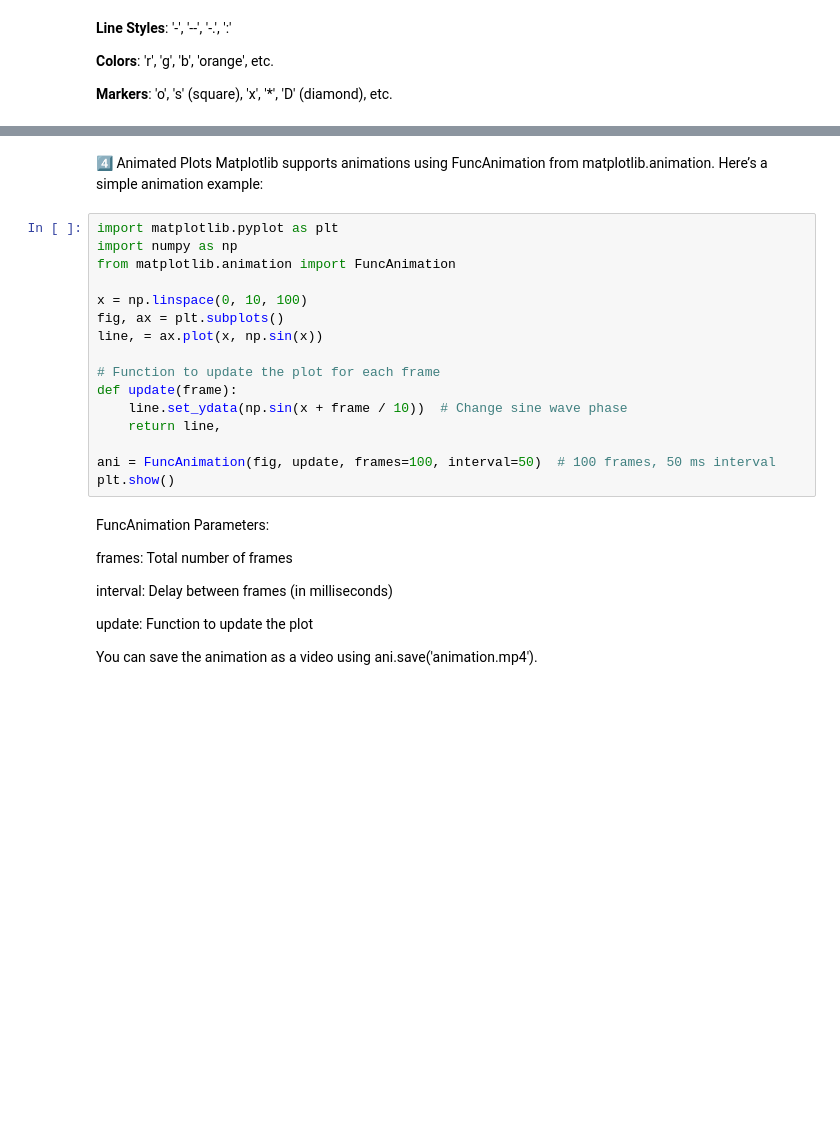
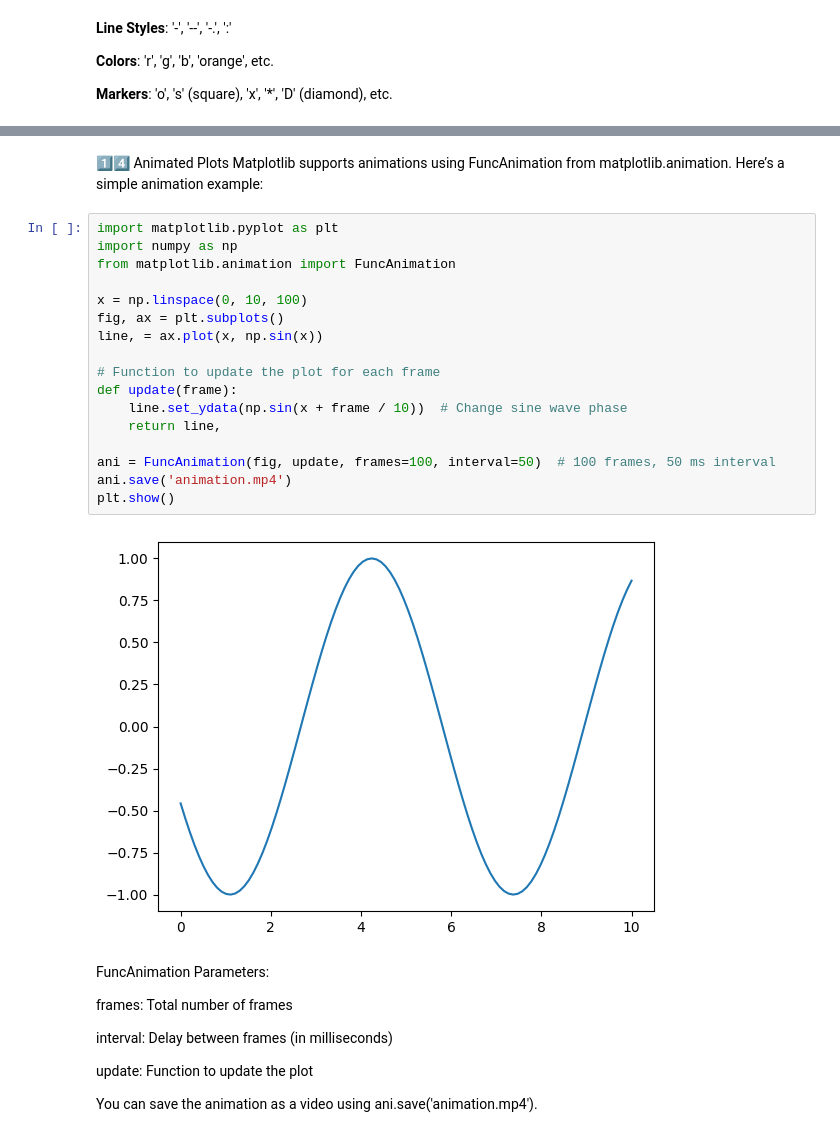
Before and after one commit to lovnishverma/Python-Getting-Started, a Jupyter notebook: Matplotlib_Visualization_with_Python.ipynb, the cells around one changed output, grey strips where cells are left out. Cells and saved outputs as stored; diff of their text form; blank space fills up the shorter version.

```diff
--- a/Matplotlib_Visualization_with_Python.ipynb
+++ b/Matplotlib_Visualization_with_Python.ipynb
@@ -235,22 +241,25 @@ plt.show()
 # %% [markdown]
-4️⃣ Animated Plots
+1️⃣4️⃣ Animated Plots
 Matplotlib supports animations using FuncAnimation from matplotlib.animation. Here’s a simple animation example:
 # %%
 import matplotlib.pyplot as plt
 import numpy as np
 from matplotlib.animation import FuncAnimation
 
 x = np.linspace(0, 10, 100)
 fig, ax = plt.subplots()
 line, = ax.plot(x, np.sin(x))
 
 # Function to update the plot for each frame
 def update(frame):
     line.set_ydata(np.sin(x + frame / 10))  # Change sine wave phase
     return line,
 
 ani = FuncAnimation(fig, update, frames=100, interval=50)  # 100 frames, 50 ms interval
+ani.save('animation.mp4')
 plt.show()
+# %% [output]
+[figure, added]
 # %% [markdown]
 FuncAnimation Parameters:
 
```
Also changed, not shown: parts of 10 cells of this notebook.
